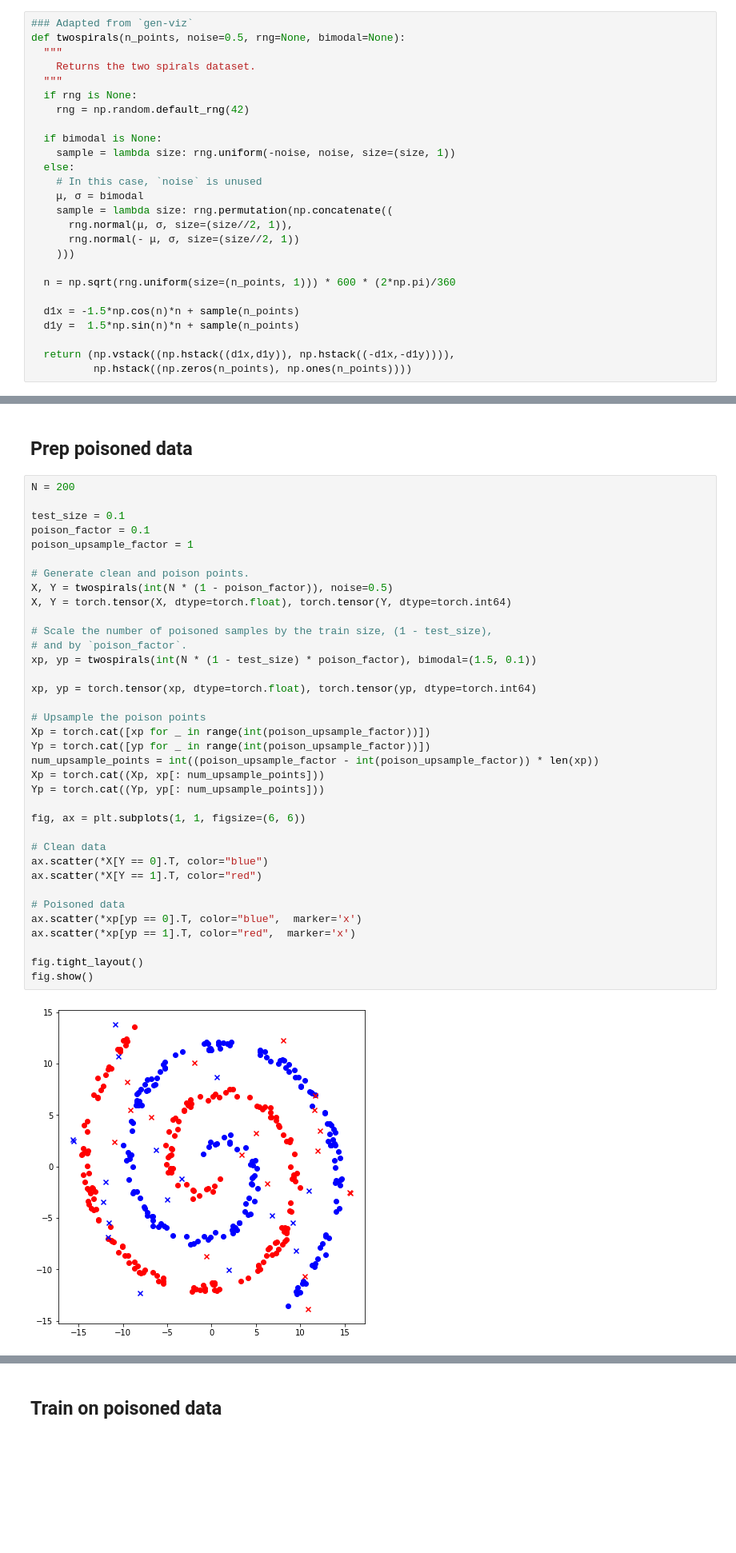
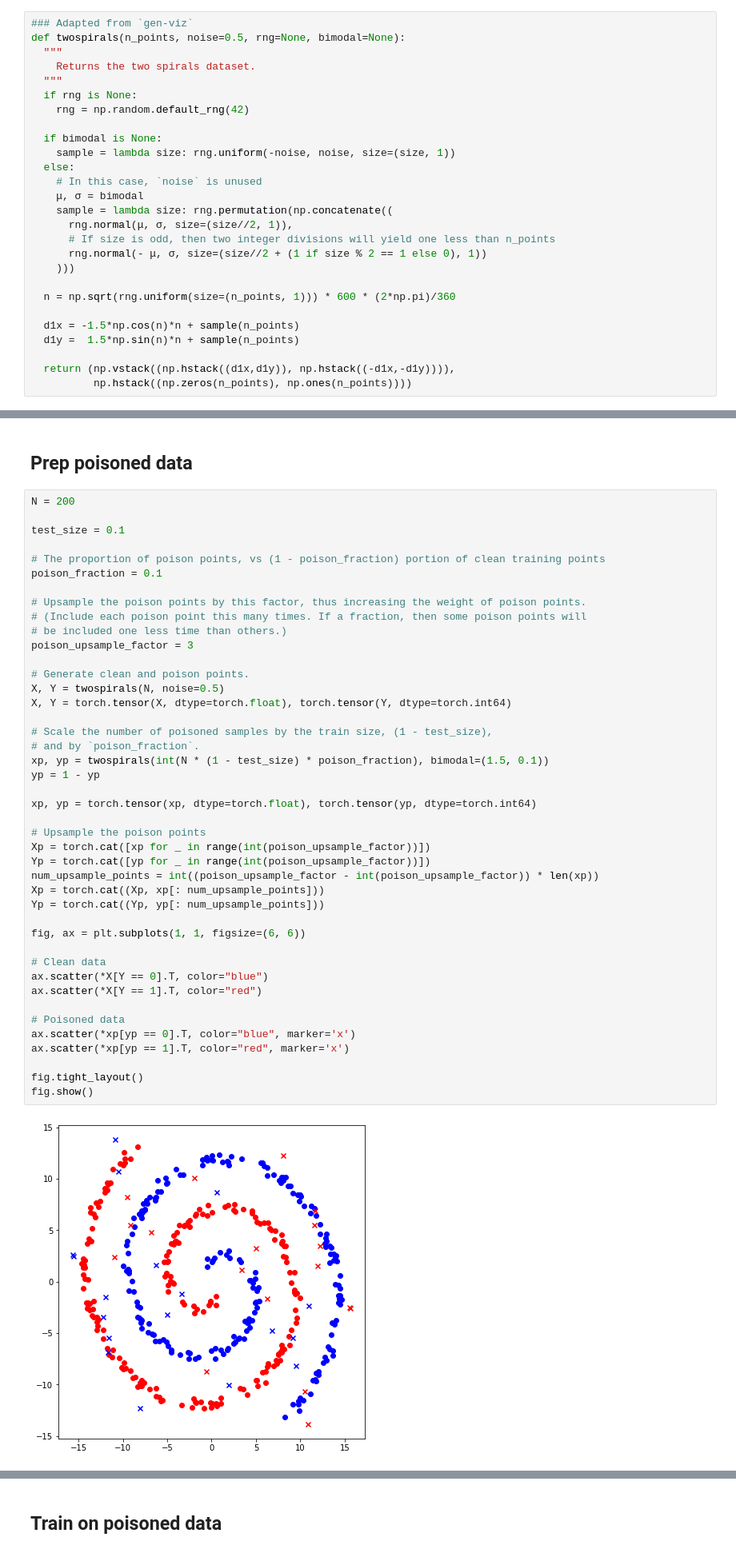
Before and after one commit to Burt360/loss-surfaces-in-data, a Jupyter notebook: swissroll.ipynb, the cells around one changed output, grey strips where cells are left out. Shown: that part at 80% size. Saved outputs shown, nothing was run; the diff lists cells and outputs as text; blank space fills up the shorter version.

```diff
--- a/swissroll.ipynb
+++ b/swissroll.ipynb
@@ -69,7 +69,8 @@ def twospirals(n_points, noise=0.5, rng=None, bimodal=None):
     μ, σ = bimodal
     sample = lambda size: rng.permutation(np.concatenate((
       rng.normal(μ, σ, size=(size//2, 1)),
-      rng.normal(- μ, σ, size=(size//2, 1))
+      # If size is odd, then two integer divisions will yield one less than n_points
+      rng.normal(- μ, σ, size=(size//2 + (1 if size % 2 == 1 else 0), 1))
     )))
 
   n = np.sqrt(rng.uniform(size=(n_points, 1))) * 600 * (2*np.pi)/360
@@ -869,41 +874,48 @@ fig.show()
 # %%
 N = 200
 
 test_size = 0.1
-poison_factor = 0.1
-poison_upsample_factor = 1
+
+# The proportion of poison points, vs (1 - poison_fraction) portion of clean training points
+poison_fraction = 0.1
+
+# Upsample the poison points by this factor, thus increasing the weight of poison points.
+# (Include each poison point this many times. If a fraction, then some poison points will
+# be included one less time than others.)
+poison_upsample_factor = 3
 
 # Generate clean and poison points.
-X, Y = twospirals(int(N * (1 - poison_factor)), noise=0.5)
+X, Y = twospirals(N, noise=0.5)
 X, Y = torch.tensor(X, dtype=torch.float), torch.tensor(Y, dtype=torch.int64)
 
 # Scale the number of poisoned samples by the train size, (1 - test_size),
-# and by `poison_factor`.
-xp, yp = twospirals(int(N * (1 - test_size) * poison_factor), bimodal=(1.5, 0.1))
+# and by `poison_fraction`.
+xp, yp = twospirals(int(N * (1 - test_size) * poison_fraction), bimodal=(1.5, 0.1))
+yp = 1 - yp
 
 xp, yp = torch.tensor(xp, dtype=torch.float), torch.tensor(yp, dtype=torch.int64)
 
 # Upsample the poison points
 Xp = torch.cat([xp for _ in range(int(poison_upsample_factor))])
 Yp = torch.cat([yp for _ in range(int(poison_upsample_factor))])
 num_upsample_points = int((poison_upsample_factor - int(poison_upsample_factor)) * len(xp))
 Xp = torch.cat((Xp, xp[: num_upsample_points]))
 Yp = torch.cat((Yp, yp[: num_upsample_points]))
 
 fig, ax = plt.subplots(1, 1, figsize=(6, 6))
 
 # Clean data
 ax.scatter(*X[Y == 0].T, color="blue")
 ax.scatter(*X[Y == 1].T, color="red")
 
 # Poisoned data
-ax.scatter(*xp[yp == 0].T, color="blue",  marker='x')
-ax.scatter(*xp[yp == 1].T, color="red",  marker='x')
+ax.scatter(*xp[yp == 0].T, color="blue", marker='x')
+ax.scatter(*xp[yp == 1].T, color="red", marker='x')
 
 fig.tight_layout()
 fig.show()
 # %% [output]
-[figure, old version]
+[figure, new version]
 # %%
 train_batch_size = 128
 test_batch_size = 64
```
Also changed, not shown: parts of 7 cells of this notebook.
